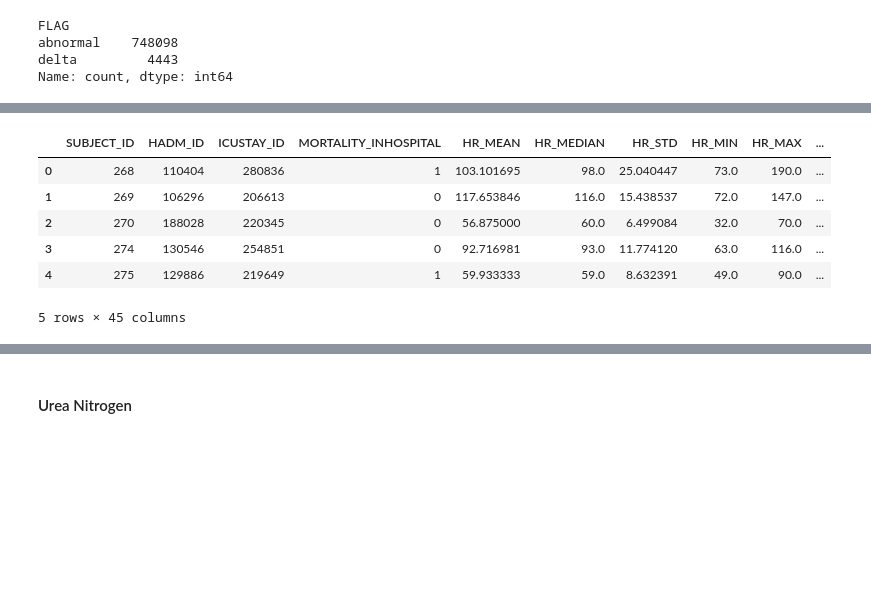
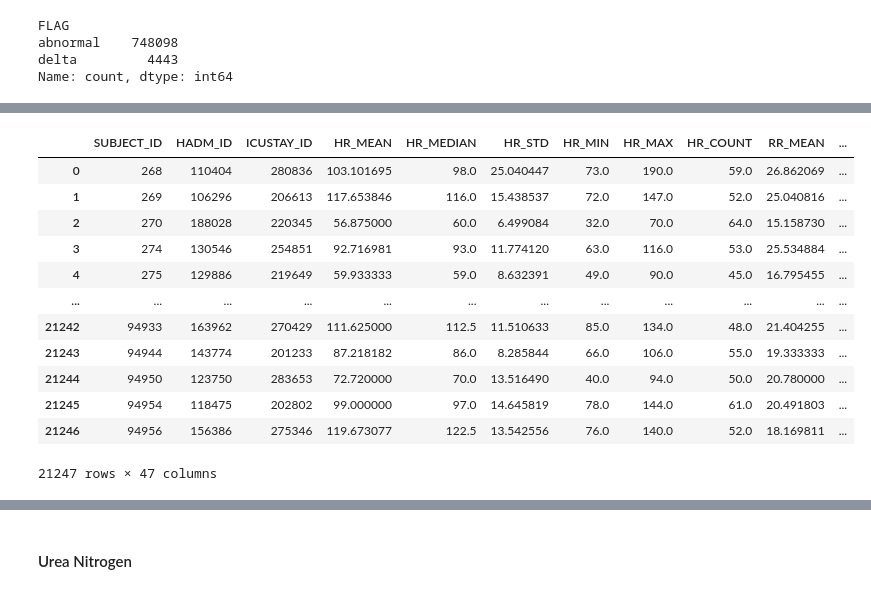
Before and after one commit to melicoretta/DataScience2, a Jupyter notebook: Hemoglobin_Urea_extraction.ipynb, the cells around one changed output, grey strips where cells are left out. Saved outputs shown, nothing was run; the diff lists cells and outputs as text; code cells hidden in the pictures; blank space fills up the shorter version.

Commit message:
bug fixes and re-upload of dataframes

```diff
--- a/Hemoglobin_Urea_extraction.ipynb
+++ b/Hemoglobin_Urea_extraction.ipynb
@@ -170,15 +172,21 @@ hem_features.head()
 # Load the df with all derived features until now
 features = pd.read_csv('hr_rr_t_ag_dbp_sbp_age_gender_mortality_elixhauser.csv')
 # %%
-features.head()
+features
 # %% [output]
-|  | SUBJECT_ID | HADM_ID | ICUSTAY_ID | MORTALITY_INHOSPITAL | HR_MEAN | HR_MEDIAN | HR_STD | HR_MIN | HR_MAX | ... |
-| 0 | 268 | 110404 | 280836 | 1 | 103.101695 | 98.0 | 25.040447 | 73.0 | 190.0 | ... |
-| 1 | 269 | 106296 | 206613 | 0 | 117.653846 | 116.0 | 15.438537 | 72.0 | 147.0 | ... |
-| 2 | 270 | 188028 | 220345 | 0 | 56.875000 | 60.0 | 6.499084 | 32.0 | 70.0 | ... |
-| 3 | 274 | 130546 | 254851 | 0 | 92.716981 | 93.0 | 11.774120 | 63.0 | 116.0 | ... |
-| 4 | 275 | 129886 | 219649 | 1 | 59.933333 | 59.0 | 8.632391 | 49.0 | 90.0 | ... |
+|  | SUBJECT_ID | HADM_ID | ICUSTAY_ID | HR_MEAN | HR_MEDIAN | HR_STD | HR_MIN | HR_MAX | HR_COUNT | RR_MEAN | ... |
+| 0 | 268 | 110404 | 280836 | 103.101695 | 98.0 | 25.040447 | 73.0 | 190.0 | 59.0 | 26.862069 | ... |
+| 1 | 269 | 106296 | 206613 | 117.653846 | 116.0 | 15.438537 | 72.0 | 147.0 | 52.0 | 25.040816 | ... |
+| 2 | 270 | 188028 | 220345 | 56.875000 | 60.0 | 6.499084 | 32.0 | 70.0 | 64.0 | 15.158730 | ... |
+| 3 | 274 | 130546 | 254851 | 92.716981 | 93.0 | 11.774120 | 63.0 | 116.0 | 53.0 | 25.534884 | ... |
+| 4 | 275 | 129886 | 219649 | 59.933333 | 59.0 | 8.632391 | 49.0 | 90.0 | 45.0 | 16.795455 | ... |
+| ... | ... | ... | ... | ... | ... | ... | ... | ... | ... | ... | ... |
+| 21242 | 94933 | 163962 | 270429 | 111.625000 | 112.5 | 11.510633 | 85.0 | 134.0 | 48.0 | 21.404255 | ... |
+| 21243 | 94944 | 143774 | 201233 | 87.218182 | 86.0 | 8.285844 | 66.0 | 106.0 | 55.0 | 19.333333 | ... |
+| 21244 | 94950 | 123750 | 283653 | 72.720000 | 70.0 | 13.516490 | 40.0 | 94.0 | 50.0 | 20.780000 | ... |
+| 21245 | 94954 | 118475 | 202802 | 99.000000 | 97.0 | 14.645819 | 78.0 | 144.0 | 61.0 | 20.491803 | ... |
+| 21246 | 94956 | 156386 | 275346 | 119.673077 | 122.5 | 13.542556 | 76.0 | 140.0 | 52.0 | 18.169811 | ... |
-5 rows × 45 columns
+21247 rows × 47 columns
 # %%
 # Merge Hemoglobin features to feature df
 final_df_with_hem = features.merge(
```
Also changed, not shown: parts of 13 cells of this notebook, 4 other files.
